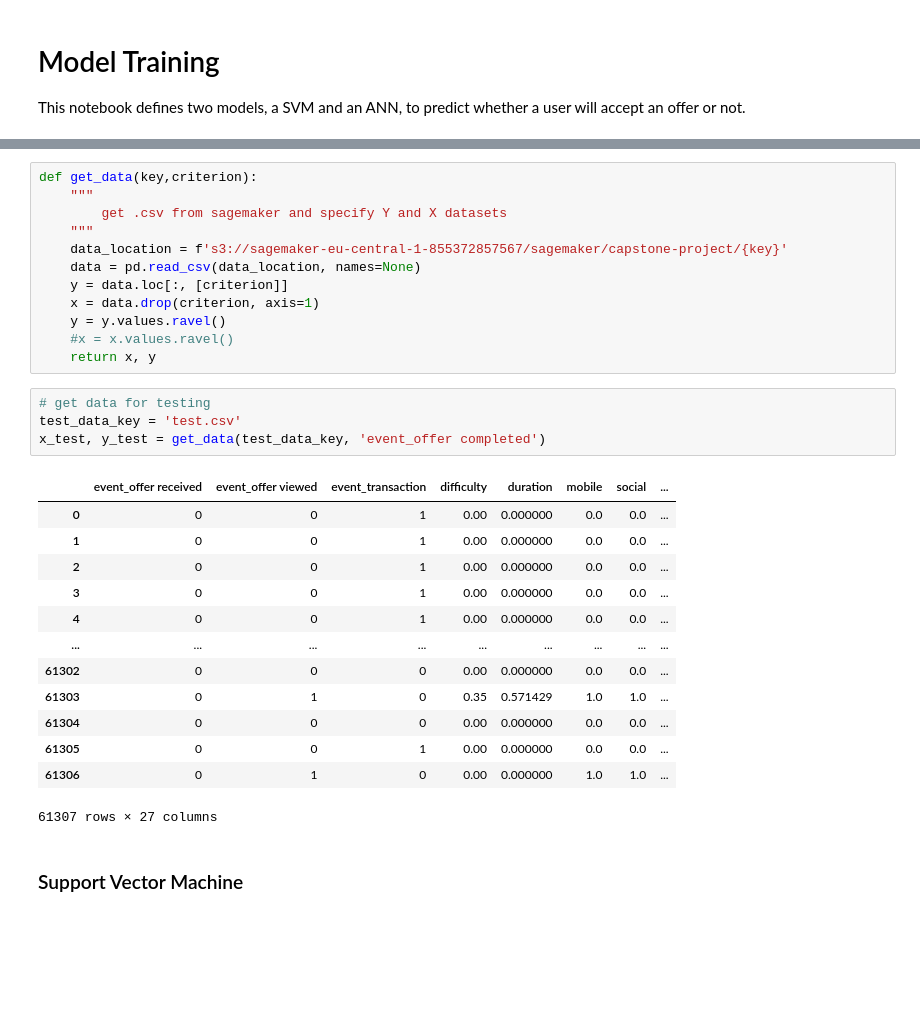
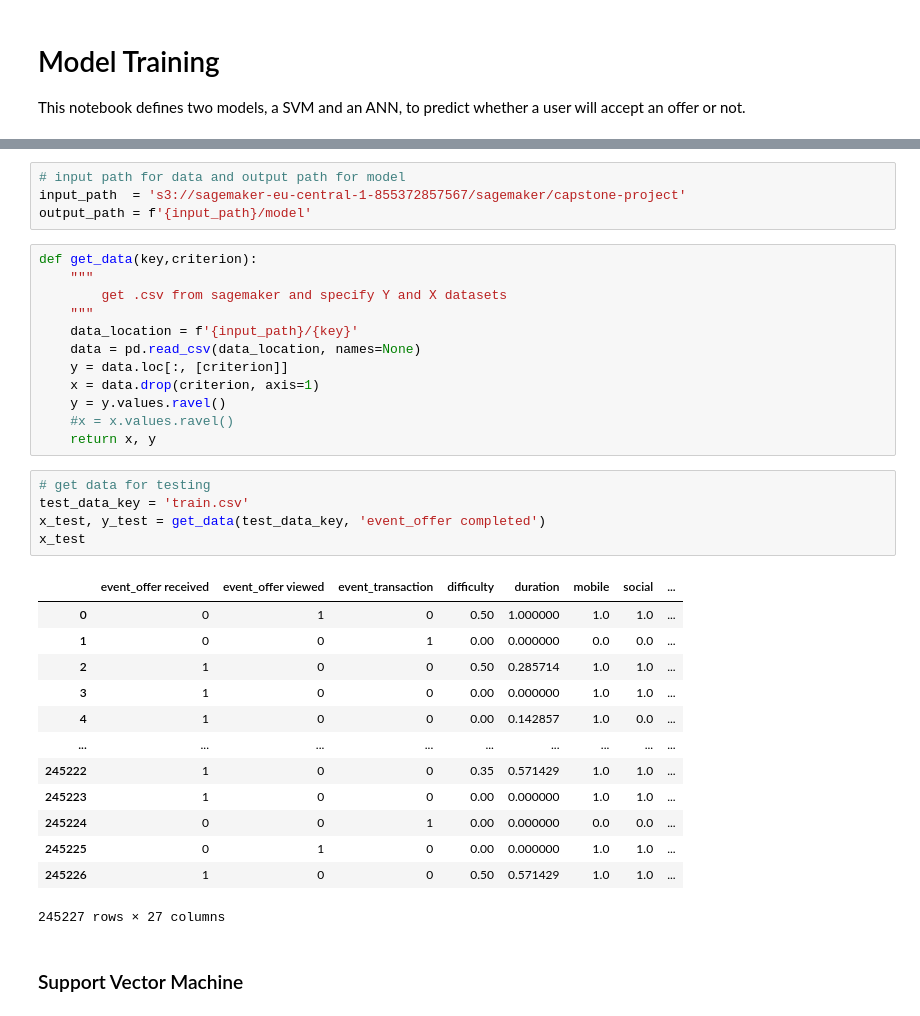
Before and after one commit to seblum/UDAC_MLE, a Jupyter notebook: 3_Capstone_Starbucks/notebooks/3-Model_Training.ipynb, the cells around one changed output, grey strips where cells are left out. Saved outputs shown, nothing was run; the diff lists cells and outputs as text; blank space fills up the shorter version.

```diff
--- a/3_Capstone_Starbucks/notebooks/3-Model_Training.ipynb
+++ b/3_Capstone_Starbucks/notebooks/3-Model_Training.ipynb
@@ -29,12 +30,16 @@ role = sagemaker.get_execution_role()
 
 #import warnings
 #warnings.filterwarnings('ignore')
+# %%
+# input path for data and output path for model
+input_path  = 's3://sagemaker-eu-central-1-855372857567/sagemaker/capstone-project'
+output_path = f'{input_path}/model'
 # %%
 def get_data(key,criterion):
     """
         get .csv from sagemaker and specify Y and X datasets
     """
-    data_location = f's3://sagemaker-eu-central-1-855372857567/sagemaker/capstone-project/{key}'
+    data_location = f'{input_path}/{key}'
     data = pd.read_csv(data_location, names=None)
     y = data.loc[:, [criterion]]
     x = data.drop(criterion, axis=1)
@@ -43,22 +48,23 @@ def get_data(key,criterion):
     return x, y
 # %%
 # get data for testing
-test_data_key = 'test.csv'
+test_data_key = 'train.csv'
 x_test, y_test = get_data(test_data_key, 'event_offer completed')
+x_test
 # %% [output]
 |  | event_offer received | event_offer viewed | event_transaction | difficulty | duration | mobile | social | ... |
-| 0 | 0 | 0 | 1 | 0.00 | 0.000000 | 0.0 | 0.0 | ... |
+| 0 | 0 | 1 | 0 | 0.50 | 1.000000 | 1.0 | 1.0 | ... |
 | 1 | 0 | 0 | 1 | 0.00 | 0.000000 | 0.0 | 0.0 | ... |
-| 2 | 0 | 0 | 1 | 0.00 | 0.000000 | 0.0 | 0.0 | ... |
-| 3 | 0 | 0 | 1 | 0.00 | 0.000000 | 0.0 | 0.0 | ... |
-| 4 | 0 | 0 | 1 | 0.00 | 0.000000 | 0.0 | 0.0 | ... |
+| 2 | 1 | 0 | 0 | 0.50 | 0.285714 | 1.0 | 1.0 | ... |
+| 3 | 1 | 0 | 0 | 0.00 | 0.000000 | 1.0 | 1.0 | ... |
+| 4 | 1 | 0 | 0 | 0.00 | 0.142857 | 1.0 | 0.0 | ... |
 | ... | ... | ... | ... | ... | ... | ... | ... | ... |
-| 61302 | 0 | 0 | 0 | 0.00 | 0.000000 | 0.0 | 0.0 | ... |
-| 61303 | 0 | 1 | 0 | 0.35 | 0.571429 | 1.0 | 1.0 | ... |
-| 61304 | 0 | 0 | 0 | 0.00 | 0.000000 | 0.0 | 0.0 | ... |
-| 61305 | 0 | 0 | 1 | 0.00 | 0.000000 | 0.0 | 0.0 | ... |
-| 61306 | 0 | 1 | 0 | 0.00 | 0.000000 | 1.0 | 1.0 | ... |
+| 245222 | 1 | 0 | 0 | 0.35 | 0.571429 | 1.0 | 1.0 | ... |
+| 245223 | 1 | 0 | 0 | 0.00 | 0.000000 | 1.0 | 1.0 | ... |
+| 245224 | 0 | 0 | 1 | 0.00 | 0.000000 | 0.0 | 0.0 | ... |
+| 245225 | 0 | 1 | 0 | 0.00 | 0.000000 | 1.0 | 1.0 | ... |
+| 245226 | 1 | 0 | 0 | 0.50 | 0.571429 | 1.0 | 1.0 | ... |
-61307 rows × 27 columns
+245227 rows × 27 columns
 # %% [markdown]
 ### Support Vector Machine
 # %%
```
Also changed, not shown: parts of 10 cells of this notebook, 6 other files.
